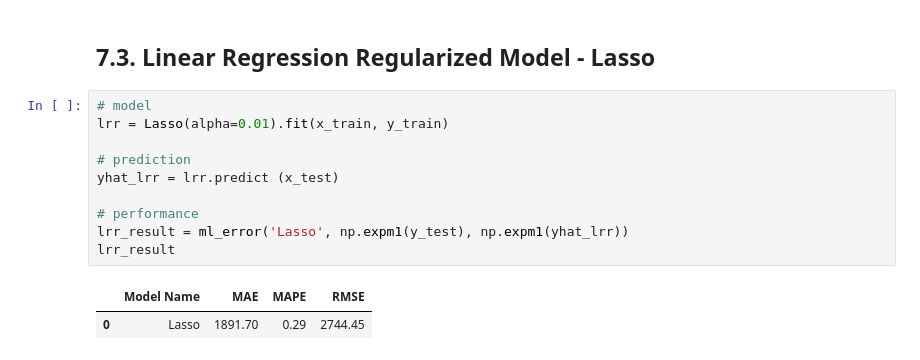
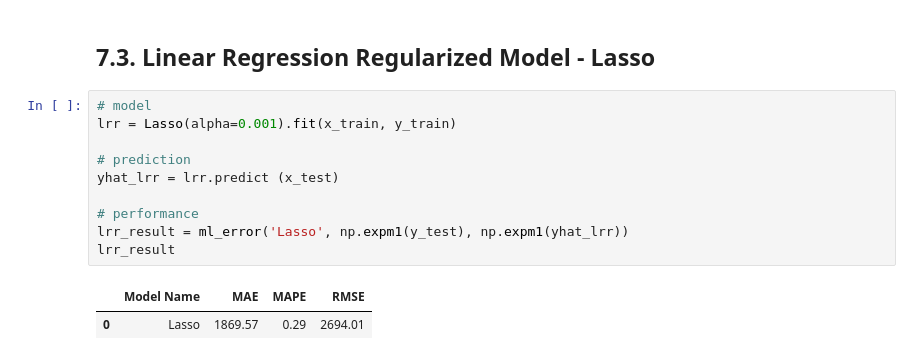
Before and after one commit to m4theus4ndr4de/regression-rossmann, a Jupyter notebook: store_sales_prediction.ipynb, the cells around one changed output. Saved outputs shown, nothing was run; the diff lists cells and outputs as text.

```diff
--- a/store_sales_prediction.ipynb
+++ b/store_sales_prediction.ipynb
@@ -1103,14 +1123,14 @@ lr_result
 ## 7.3. Linear Regression Regularized Model - Lasso
 # %%
 # model
-lrr = Lasso(alpha=0.01).fit(x_train, y_train)
+lrr = Lasso(alpha=0.001).fit(x_train, y_train)
 
 # prediction
 yhat_lrr = lrr.predict (x_test)
 
 # performance
 lrr_result = ml_error('Lasso', np.expm1(y_test), np.expm1(yhat_lrr))
 lrr_result
 # %% [output]
 |  | Model Name | MAE | MAPE | RMSE |
-| 0 | Lasso | 1891.70 | 0.29 | 2744.45 |
+| 0 | Lasso | 1869.57 | 0.29 | 2694.01 |
```
Also changed, not shown: parts of 19 cells of this notebook.
